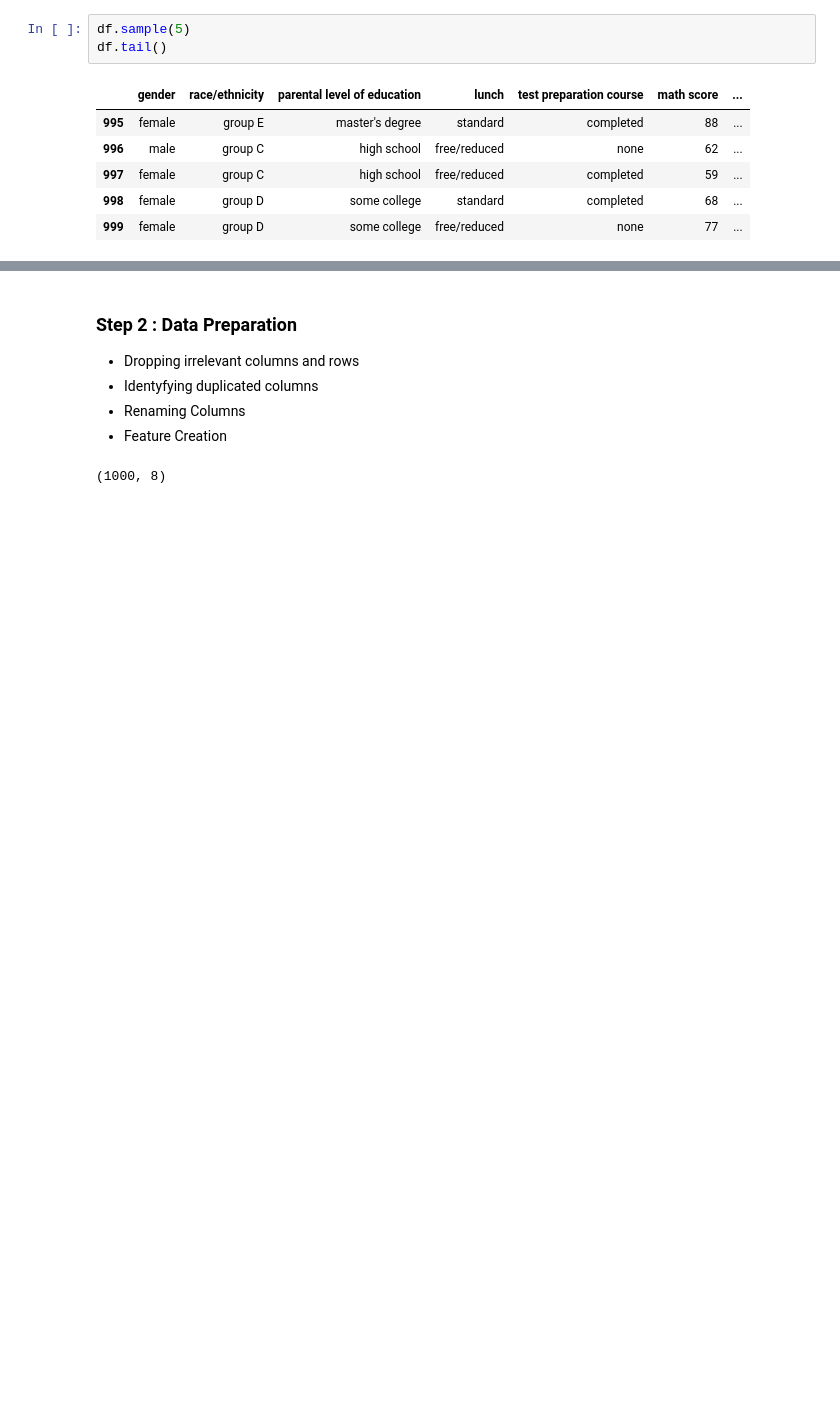
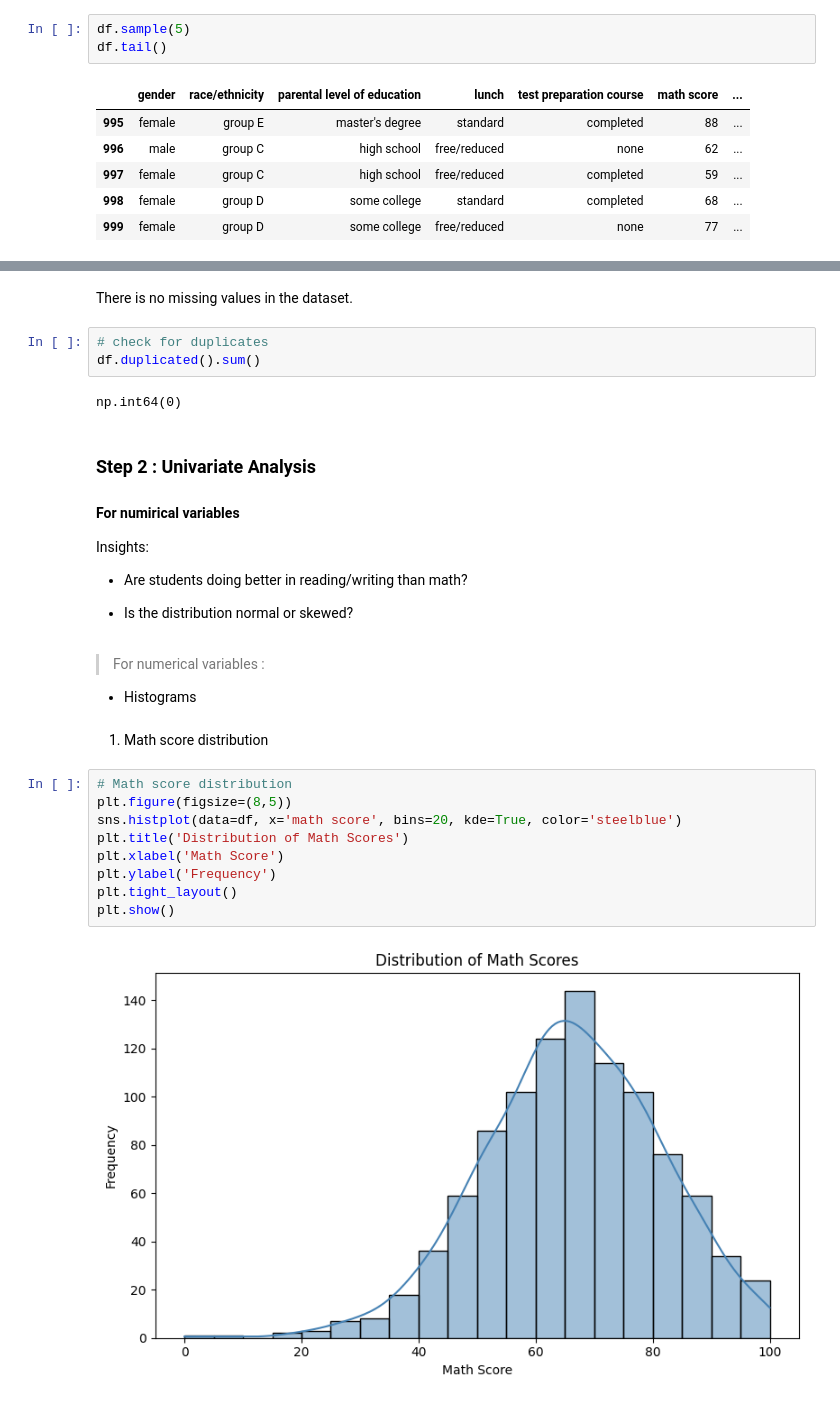
Before and after one commit to kkbbmrl/EDA, a Jupyter notebook: hello.ipynb, the cells around one changed output, grey strips where cells are left out. Drawn from its saved outputs; the diff is of its cells as text; blank space fills up the shorter version.

Commit message:
data understanding

```diff
--- a/hello.ipynb
+++ b/hello.ipynb
@@ -63,9 +76,30 @@ Shape of dataset: (1000, 8)
+# %% [markdown]
+There is no missing values in the dataset.
+# %%
+# check for duplicates
+df.duplicated().sum()
+# %% [output]
+np.int64(0)
 # %% [markdown]
-### Step 2 : Data Preparation
-- Dropping irrelevant columns and rows
-- Identyfying duplicated columns
-- Renaming Columns
-- Feature Creation
+### Step 2 : Univariate Analysis
+#### For numirical variables
+ Insights:
+- Are students doing better in reading/writing than math?
+
+- Is the distribution normal or skewed?
+# %% [markdown]
+> For numerical variables :
+- Histograms
+# %% [markdown]
+1. Math score distribution
 # %%
+# Math score distribution
+plt.figure(figsize=(8,5))
+sns.histplot(data=df, x='math score', bins=20, kde=True, color='steelblue')
+plt.title('Distribution of Math Scores')
+plt.xlabel('Math Score')
+plt.ylabel('Frequency')
+plt.tight_layout()
+plt.show()
 # %% [output]
-(1000, 8)
+[figure, added]
```
Also changed, not shown: parts of 23 cells of this notebook.
